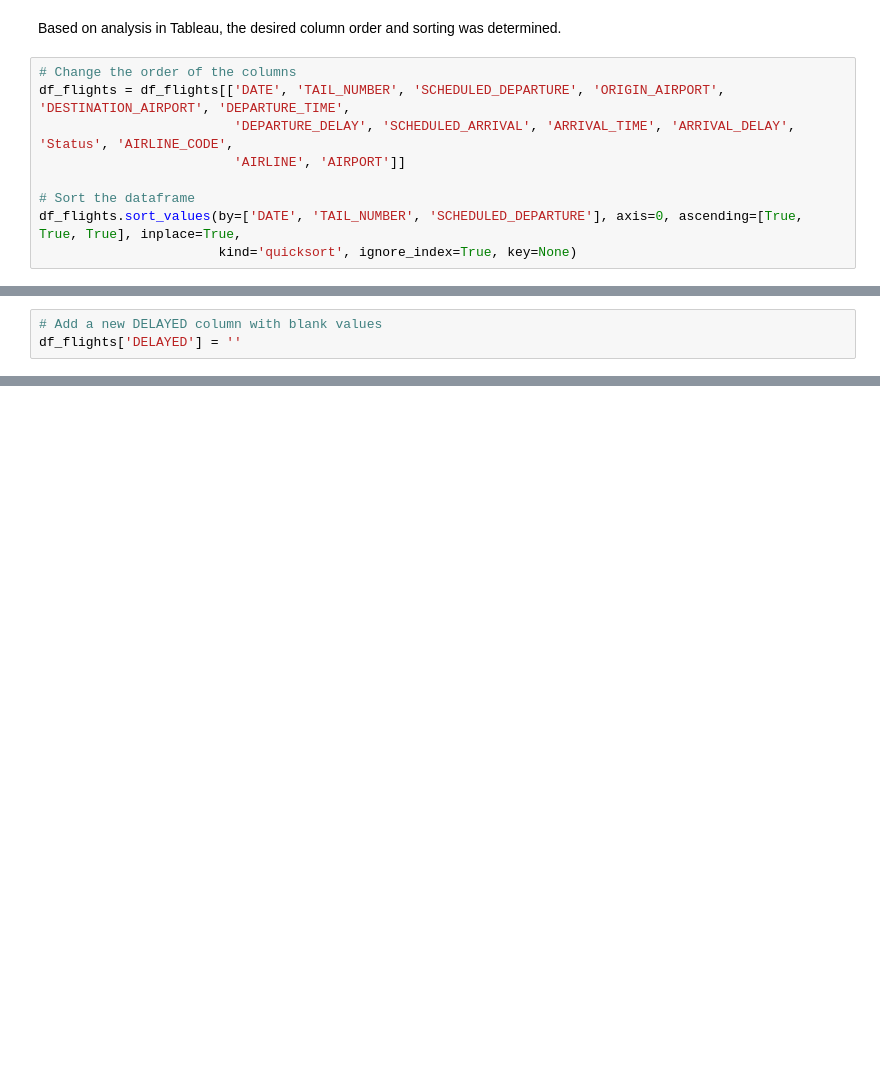
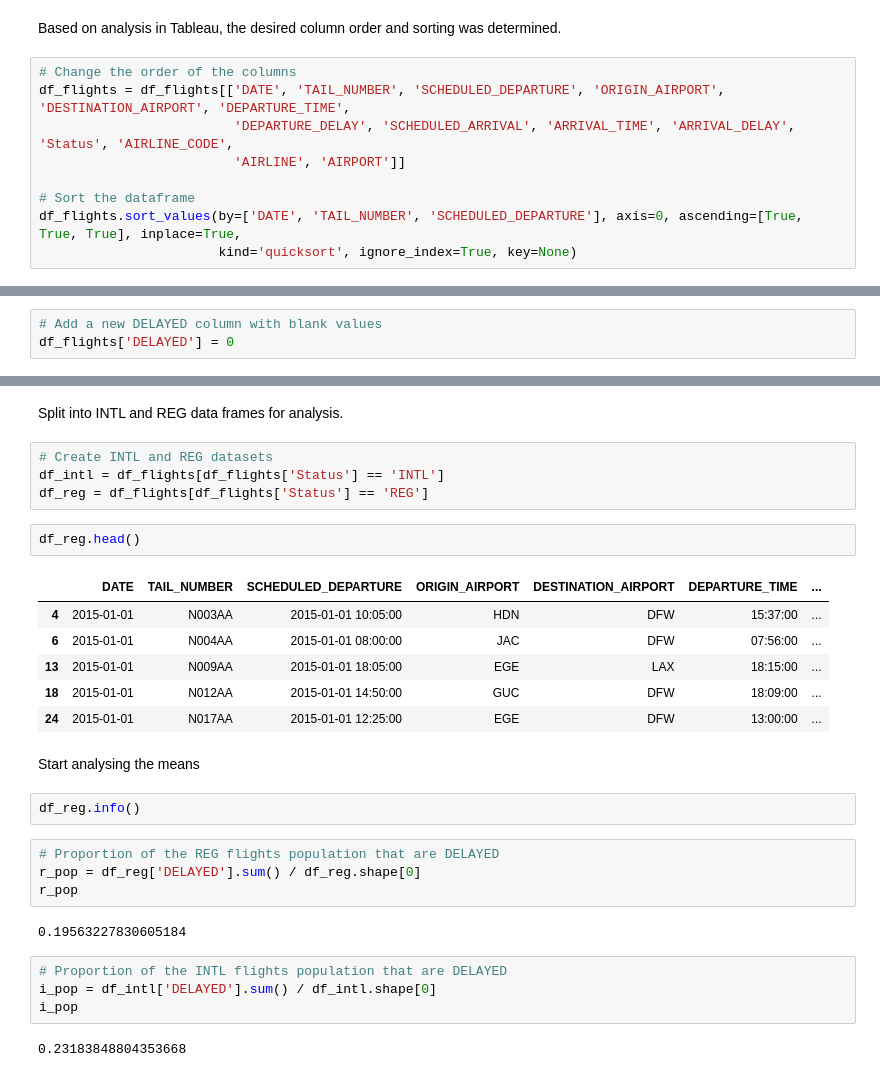
Before and after one commit to GaryLBentley/FlightDelays, a Jupyter notebook: FlightDelays.ipynb, the cells around one changed output, grey strips where cells are left out. Saved outputs shown, nothing was run; the diff lists cells and outputs as text; blank space fills up the shorter version.

Commit message:
Data Cleaning Complete

```diff
--- a/FlightDelays.ipynb
+++ b/FlightDelays.ipynb
@@ -283,0 +346,3 @@ df_flights.sort_values(by=['DATE', 'TAIL_NUMBER', 'SCHEDULED_DEPARTURE'], axis=0
+# %%
+# Add a new DELAYED column with blank values
+df_flights['DELAYED'] = 0
@@ -293,3 +430,0 @@ Add a new DELAYED column to the Flights data to hold that status.
-# %%
-# Add a new DELAYED column with blank values
-df_flights['DELAYED'] = ''
@@ -356,0 +431,31 @@ for index, row in df_flights.iterrows():
+# %% [markdown]
+Split into INTL and REG data frames for analysis.
+# %%
+# Create INTL and REG datasets
+df_intl = df_flights[df_flights['Status'] == 'INTL']
+df_reg = df_flights[df_flights['Status'] == 'REG']
+# %%
+df_reg.head()
+# %% [output]
+|  | DATE | TAIL_NUMBER | SCHEDULED_DEPARTURE | ORIGIN_AIRPORT | DESTINATION_AIRPORT | DEPARTURE_TIME | ... |
+| 4 | 2015-01-01 | N003AA | 2015-01-01 10:05:00 | HDN | DFW | 15:37:00 | ... |
+| 6 | 2015-01-01 | N004AA | 2015-01-01 08:00:00 | JAC | DFW | 07:56:00 | ... |
+| 13 | 2015-01-01 | N009AA | 2015-01-01 18:05:00 | EGE | LAX | 18:15:00 | ... |
+| 18 | 2015-01-01 | N012AA | 2015-01-01 14:50:00 | GUC | DFW | 18:09:00 | ... |
+| 24 | 2015-01-01 | N017AA | 2015-01-01 12:25:00 | EGE | DFW | 13:00:00 | ... |
+# %% [markdown]
+Start analysing the means
+# %%
+df_reg.info()
+# %%
+# Proportion of the REG flights population that are DELAYED
+r_pop = df_reg['DELAYED'].sum() / df_reg.shape[0]
+r_pop
+# %% [output]
+0.19563227830605184
+# %%
+# Proportion of the INTL flights population that are DELAYED
+i_pop = df_intl['DELAYED'].sum() / df_intl.shape[0]
+i_pop
+# %% [output]
+0.23183848804353668
```
Also changed, not shown: parts of 14 cells of this notebook.
